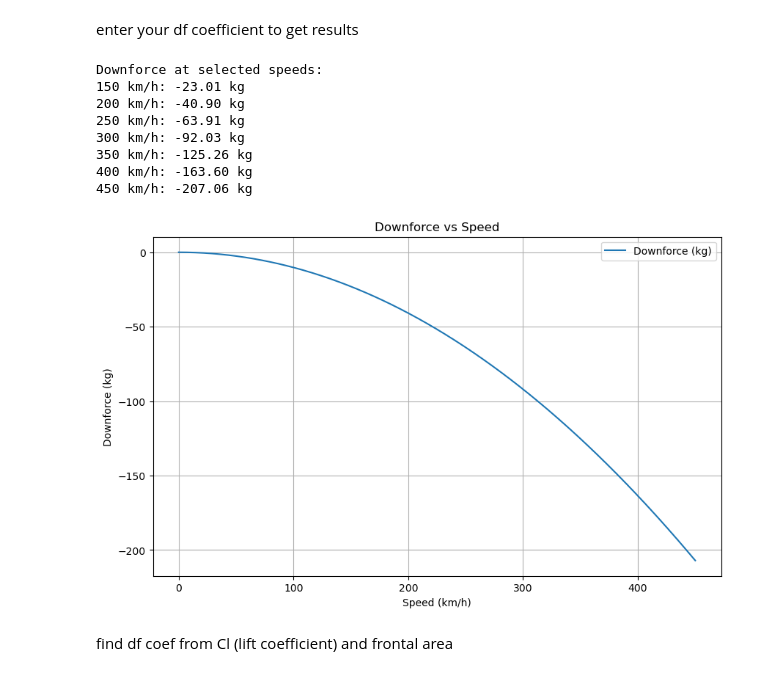
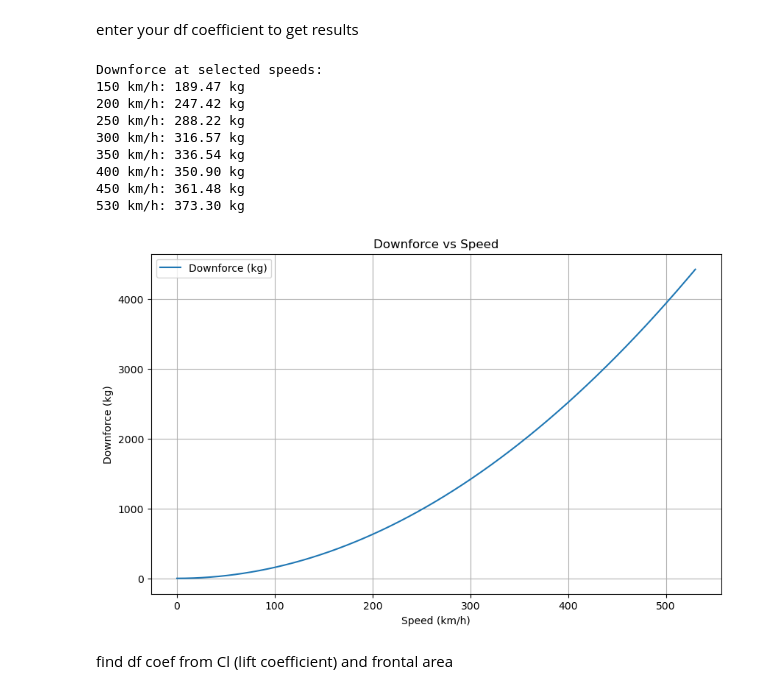
Before and after one commit to vougioukakis/car-acceleration-app, a Jupyter notebook: tools/downforce_calculator.ipynb, the cells around one changed output. Saved outputs shown, nothing was run; the diff lists cells and outputs as text; code cells hidden in the pictures.

```diff
--- a/tools/downforce_calculator.ipynb
+++ b/tools/downforce_calculator.ipynb
@@ -5,41 +5,44 @@ import random
 # %% [markdown]
 enter your df coefficient to get results
 # %%
-df_coeff = -0.13  # drag/downforce coefficient (N / (m/s)^2)
+df_coeff = 2  # drag/downforce coefficient (N / (m/s)^2)
 # %%
-speeds_kmh = np.linspace(0, 450, 1000)
+speeds_kmh = np.linspace(0, 530, 1000)
 speeds_ms = speeds_kmh * 1000 / 3600
-downforce_newtons = df_coeff * (speeds_ms ** 2)
+df_coeff_effective = df_coeff #/ (1 + 0.00005 * speeds_ms**2);
+
+downforce_newtons = df_coeff_effective * (speeds_ms ** 2)
 downforce_kg = downforce_newtons / 9.81
 
 plt.figure(figsize=(10, 6))
 plt.plot(speeds_kmh, downforce_kg, label='Downforce (kg)')
 
 plt.title('Downforce vs Speed')
 plt.xlabel('Speed (km/h)')
 plt.ylabel('Downforce (kg)')
 plt.grid(True)
 
-test_speeds = [150, 200, 250, 300, 350, 400, 450]
+test_speeds = [150, 200, 250, 300, 350, 400, 450, 530]
 
 print("Downforce at selected speeds:")
 for s in test_speeds:
     v_ms = s * 1000 / 3600
-    df = df_coeff * v_ms**2
+    df = df_coeff / (1 + 0.0005 * v_ms**2)* v_ms**2
     print(f"{s} km/h: {df/9.81:.2f} kg")
 
 plt.legend()
 plt.show()
 # %% [output]
 Downforce at selected speeds:
-150 km/h: -23.01 kg
-200 km/h: -40.90 kg
-250 km/h: -63.91 kg
-300 km/h: -92.03 kg
-350 km/h: -125.26 kg
-400 km/h: -163.60 kg
-450 km/h: -207.06 kg
+150 km/h: 189.47 kg
+200 km/h: 247.42 kg
+250 km/h: 288.22 kg
+300 km/h: 316.57 kg
+350 km/h: 336.54 kg
+400 km/h: 350.90 kg
+450 km/h: 361.48 kg
+530 km/h: 373.30 kg
-[figure, old version]
+[figure, new version]
 # %% [markdown]
 find df coef from Cl (lift coefficient) and frontal area
 # %%
```
Also changed, not shown: 9 other files.
